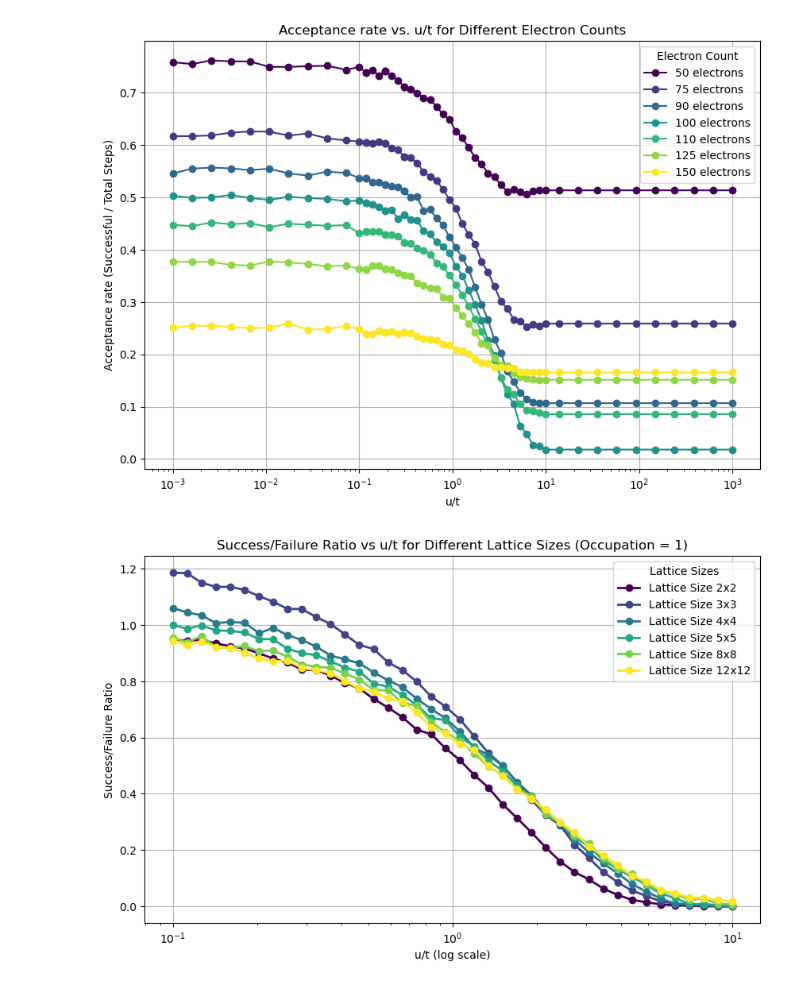
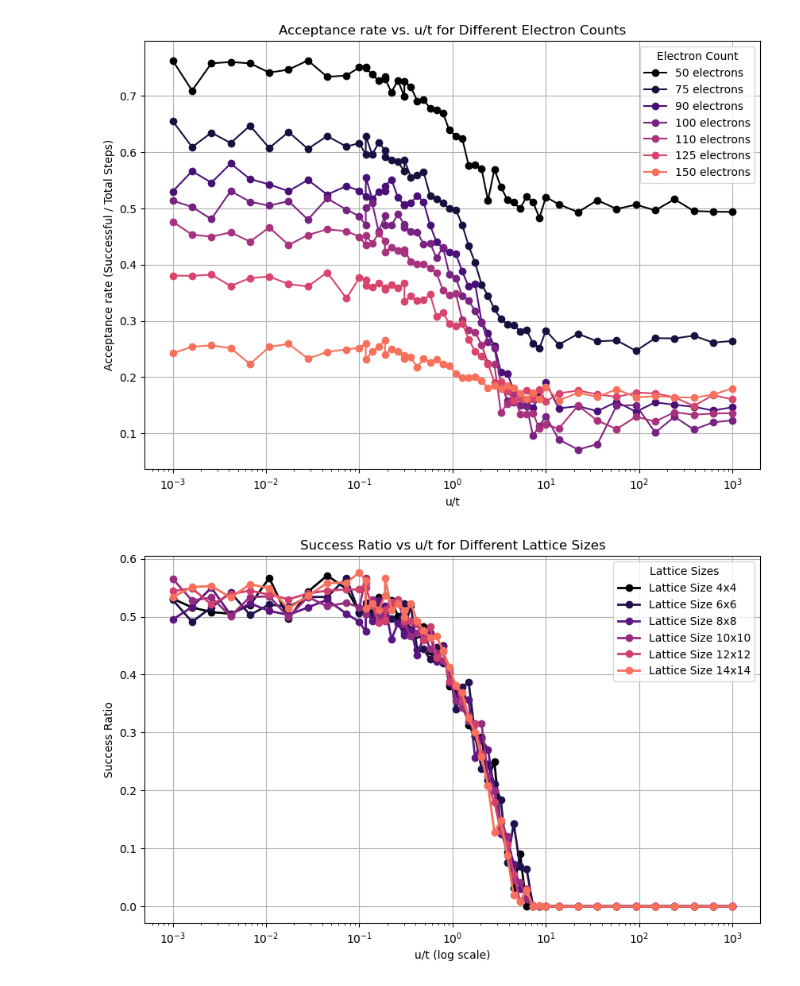
Before and after one commit to MatteoSlaviero-UniL/hubbard_model, a Jupyter notebook: hubbard_notebook.ipynb, the cells around one changed output. Saved outputs shown, nothing was run; the diff lists cells and outputs as text; code cells hidden in the pictures.

```diff
--- a/hubbard_notebook.ipynb
+++ b/hubbard_notebook.ipynb
@@ -1,30 +1,27 @@
 # %%
-# Import necessary libraries
 import numpy as np
 import matplotlib.pyplot as plt
 from hubbard import Hubbard
+from tqdm import tqdm
 
-# Parameters
-lattice_size = 10  # Lattice is 10x10
-num_electrons_values = [50, 75, 90, 100, 110, 125, 150]  # Different electron counts
-num_steps = 25000  # Total attempted steps
-u_t_values_dense = np.logspace(-1, 1, 30)  # Denser points in (-1, 1)
-u_t_values_wide = np.logspace(-3, 3, 30)  # Wider range (-3, 3)
+lattice_size = 10
+num_electrons_values = [50, 75, 90, 100, 110, 125, 150]
+num_steps = 25000
+u_t_values_dense = np.logspace(-1, 1, 30)
+u_t_values_wide = np.logspace(-3, 3, 30)
 
-# Combine and remove duplicates, then sort
 u_t_values = np.unique(np.concatenate((u_t_values_dense, u_t_values_wide)))
 
-# Run the simulation for different electron counts
-results = {}  # Dictionary to store results for each num_electrons
+results = {}
 
-for num_electrons in num_electrons_values:
-    success_ratios = []  # Store success ratios for this electron count
+for num_electrons in tqdm(num_electrons_values, desc="Processing electron values"):
+    success_ratios = []
 
     for u_t in u_t_values:
-        u = u_t  # On-site repulsion
-        t = 1.0  # Hopping parameter (fixed to 1)
+        u = u_t
+        t = 1.0
 
-        # Initialize the Hubbard model
+        # Initialize a fresh lattice model in AFM mode
         hubbard = Hubbard(size=lattice_size, u=u, t=t, num_electrons=num_electrons)
         hubbard.initialize_lattice()
 
@@ -46,50 +43,42 @@ for num_electrons in num_electrons_values:
     # Store results for this electron count
     results[num_electrons] = success_ratios
 # %%
-# Plot the results
 plt.figure(figsize=(10, 7))
 
-colors = plt.cm.viridis(np.linspace(0, 1, len(num_electrons_values)))  # Generate distinct colors
+colors = plt.cm.magma(np.linspace(0, 0.7, len(num_electrons_values)))
 
 for idx, num_electrons in enumerate(num_electrons_values):
     plt.plot(u_t_values, results[num_electrons],
              marker='o', linestyle='-', color=colors[idx], label=f'{num_electrons} electrons')
 
 plt.xscale('log')
 plt.xlabel('u/t')
 plt.ylabel('Acceptance rate (Successful / Total Steps)')
 plt.title('Acceptance rate vs. u/t for Different Electron Counts')
 plt.legend(title='Electron Count')
 plt.grid(True)
 plt.show()
 # %% [output]
-[figure, old version]
+[figure, new version]
 # %%
-# Parameters
-lattice_sizes = [2, 3, 4, 5, 8, 12]  # Lattice sizes to consider
-u_t_values = np.logspace(-1, 1, 40)   # Denser points in range (-1, 1))
-step_count = 50000  # Number of simulation steps
-seed = 42  # Seed for reproducibility
+lattice_sizes = [4, 6, 8, 10, 12, 14]
+step_count = 1000
 
-# Initialize plot
 plt.figure(figsize=(10, 6))
-colors = plt.cm.viridis(np.linspace(0, 1, len(lattice_sizes)))  # Unique color for each size
+colors = plt.cm.magma(np.linspace(0, 0.7, len(lattice_sizes)))
 
-# Loop through lattice sizes
-for i, size in enumerate(lattice_sizes):
-    num_electrons = size ** 2  # Fully occupied lattice
+i = 0
+for size in tqdm(lattice_sizes, desc="Simulating lattice sizes"):
+    num_electrons = size ** 2
     success_ratios = []
 
-    # Loop through u/t values
     for u_t in u_t_values:
         u = u_t
         t = 1.0
 
-        # Initialize the Hubbard model
-        hubbard = Hubbard(size=size, u=u, t=t, num_electrons=num_electrons, seed=seed)
-        hubbard.initialize_lattice()
+        hubbard = Hubbard(size=size, u=u, t=t, num_electrons=num_electrons)
+        hubbard.initialize_af()
 
-        # Perform steps and count successes and failures
         success_count, fail_count = 0, 0
         for _ in range(step_count):
             success, _, _, _ = hubbard.simulate_step()
@@ -98,11 +87,9 @@ for i, size in enumerate(lattice_sizes):
             else:
                 fail_count += 1
 
-        # Compute success ratio
-        success_ratio = success_count / (fail_count + 1e-10)  # Avoid division by zero
+        success_ratio = success_count / (fail_count + success_count)
         success_ratios.append(success_ratio)
 
-    # Plot results for this lattice size
     plt.plot(
         u_t_values,
         success_ratios,
@@ -112,14 +99,14 @@ for i, size in enumerate(lattice_sizes):
         color=colors[i],
         lw=2
     )
+    i += 1
 
-# Plot formatting
 plt.xscale("log")
 plt.xlabel("u/t (log scale)")
-plt.ylabel("Success/Failure Ratio")
-plt.title("Success/Failure Ratio vs u/t for Different Lattice Sizes (Occupation = 1)")
+plt.ylabel("Success Ratio")
+plt.title("Success Ratio vs u/t for Different Lattice Sizes")
 plt.legend(title="Lattice Sizes")
 plt.grid(True)
 plt.show()
 # %% [output]
-[figure, old version]
+[figure, new version]
```
Also changed, not shown: 2 other files.
